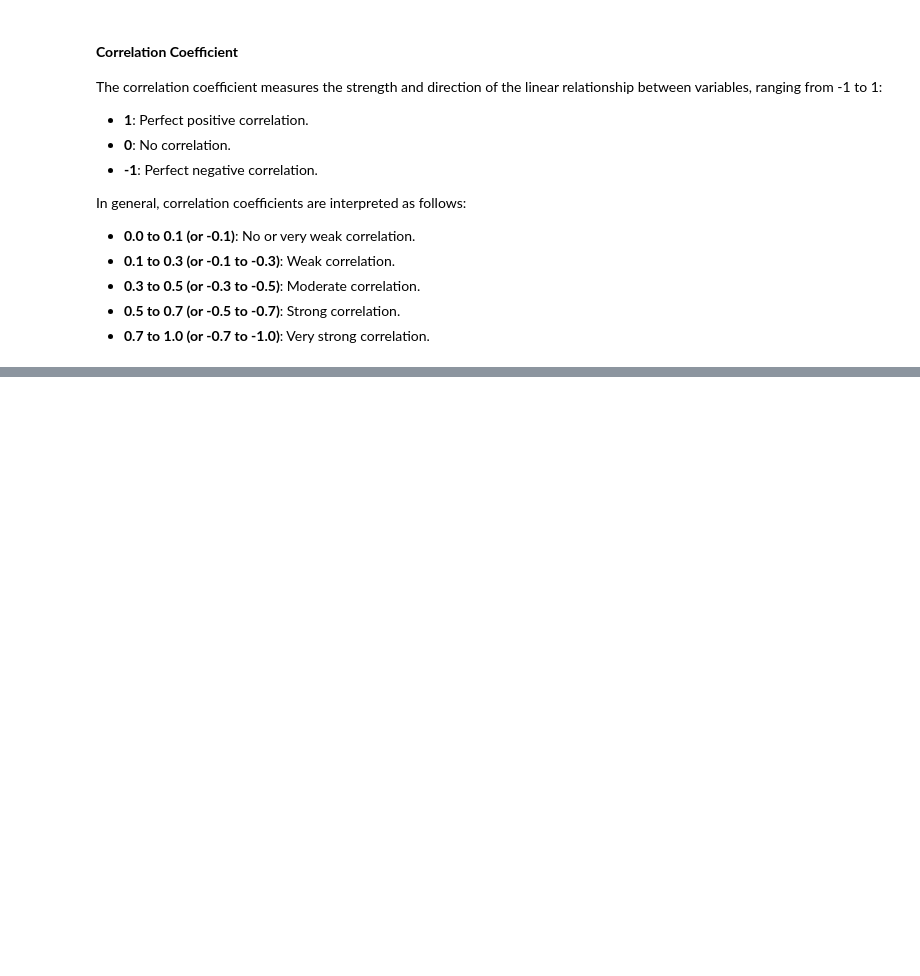
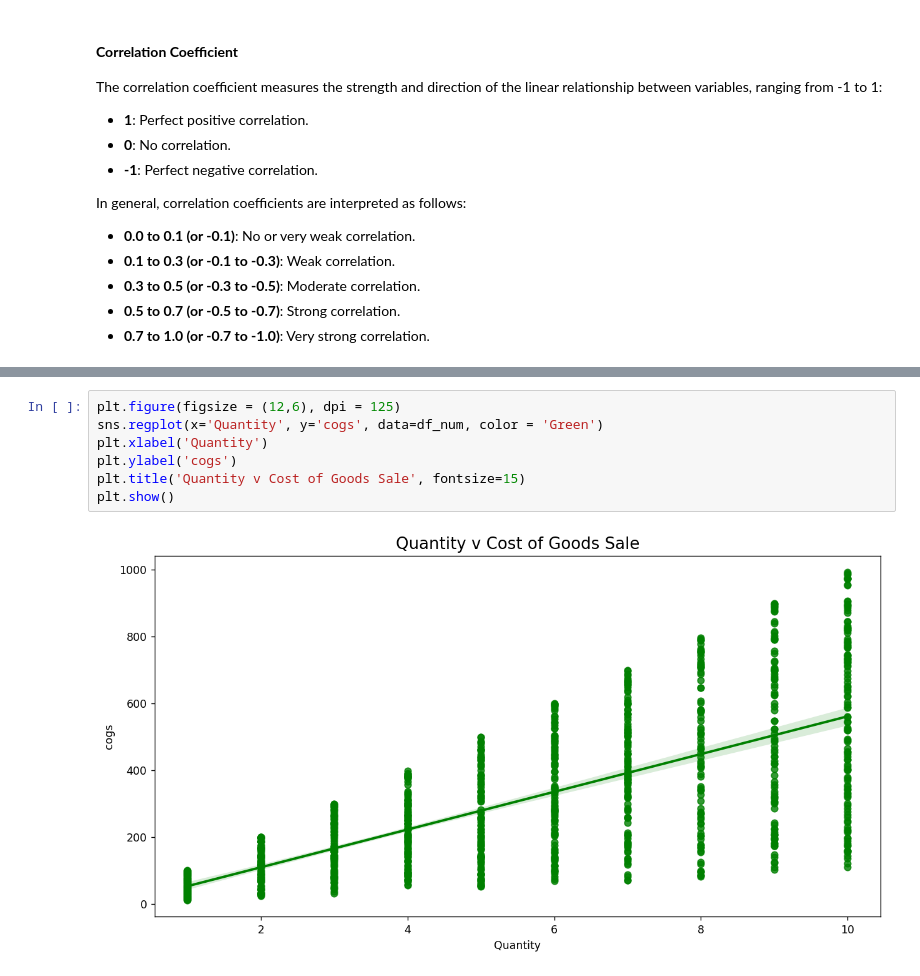
Before and after one commit to GitP001/EDA-on-Suparmarket-Sales, a Jupyter notebook: EDA_Project.ipynb, the cells around one changed output, grey strips where cells are left out. Drawn from its saved outputs; the diff is of its cells as text; blank space fills up the shorter version.

```diff
--- a/EDA_Project.ipynb
+++ b/EDA_Project.ipynb
@@ -331,0 +360,9 @@ np.round(df.corr(),2)
+# %%
+plt.figure(figsize = (12,6), dpi = 125)
+sns.regplot(x='Quantity', y='cogs', data=df_num, color = 'Green')
+plt.xlabel('Quantity')
+plt.ylabel('cogs')
+plt.title('Quantity v Cost of Goods Sale', fontsize=15)
+plt.show()
+# %% [output]
+[figure, added]
```
Also changed, not shown: parts of 39 cells of this notebook.
